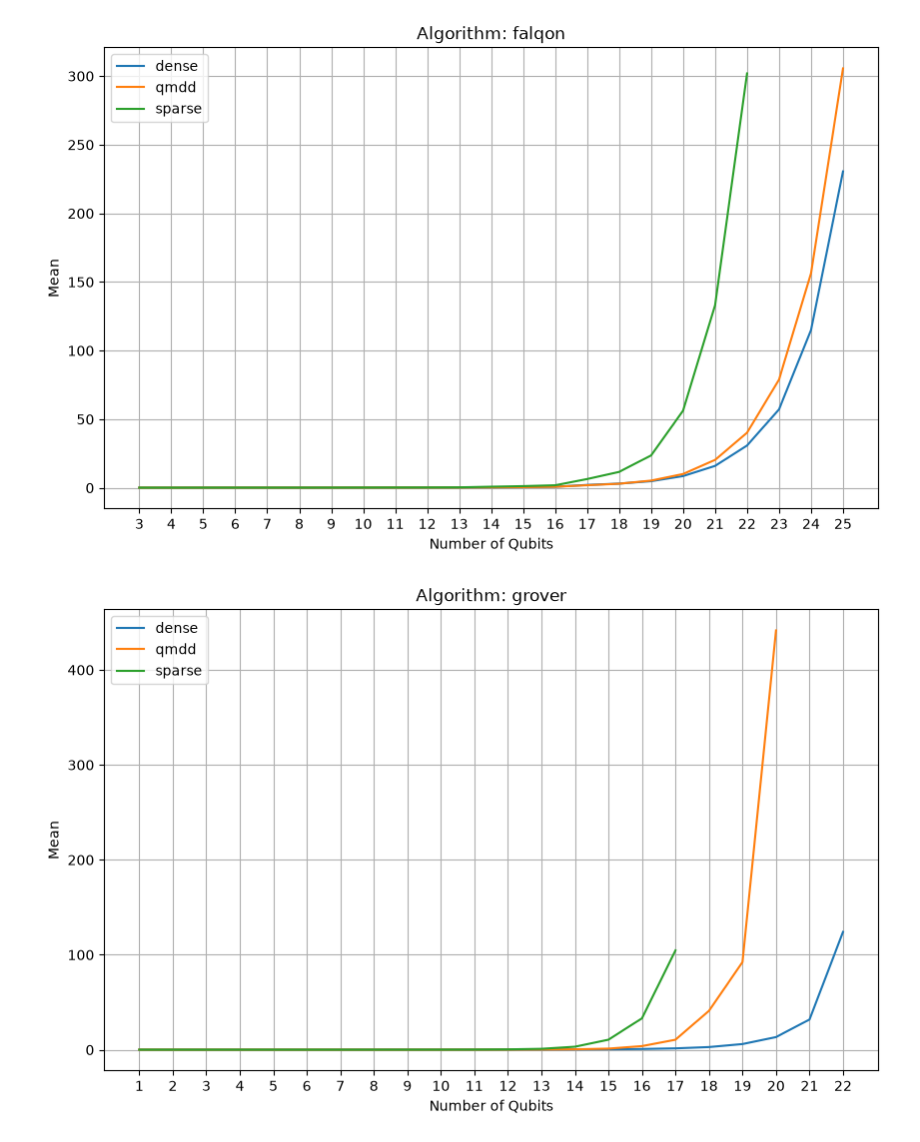
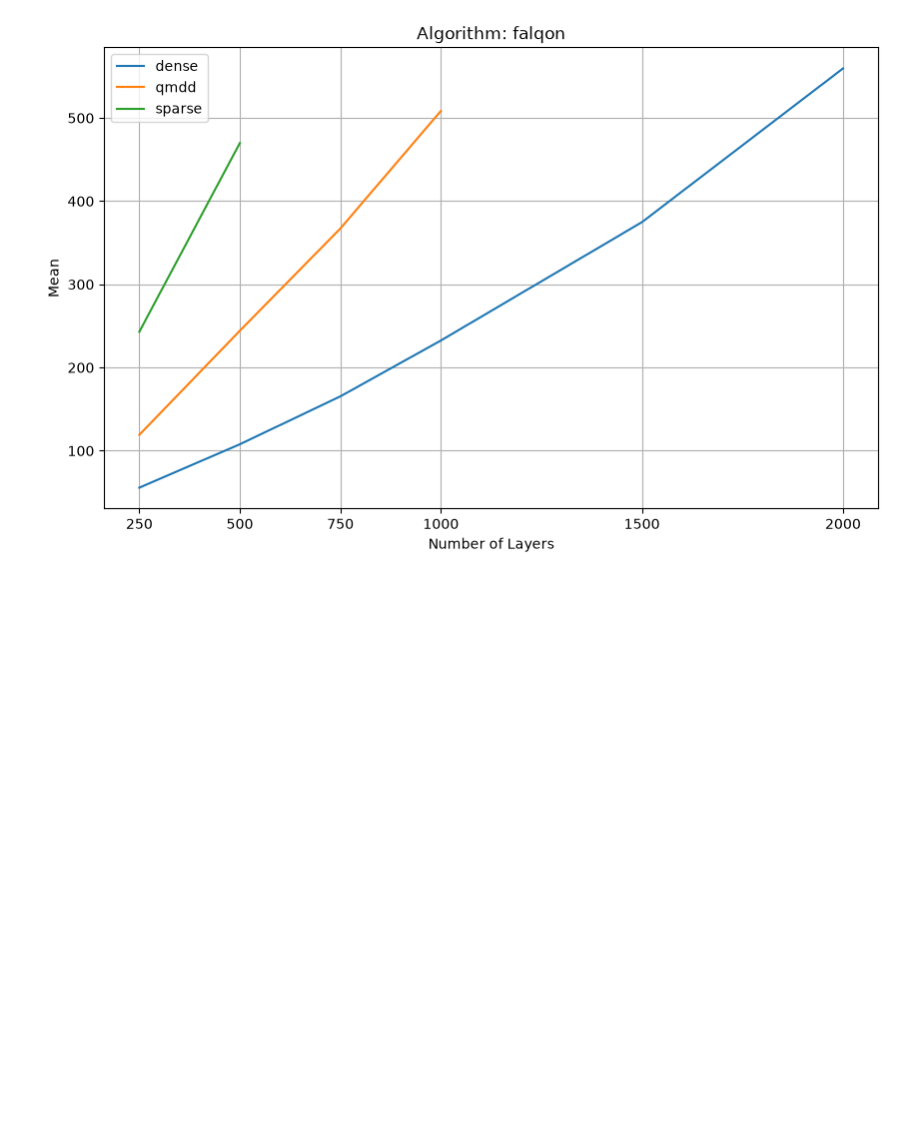
Before and after one commit to gabisartori/tcc-qmdd, a Jupyter notebook: code/results.ipynb, the cells around one changed output. Saved outputs shown, nothing was run; the diff lists cells and outputs as text; code cells hidden in the pictures; blank space fills up the shorter version.

```diff
--- a/code/results.ipynb
+++ b/code/results.ipynb
@@ -16,7 +16,7 @@ Index(['simulator', 'algorithm', 'n_qubits', 'command', 'mean', 'stddev',
 import matplotlib.pyplot as plt
 plt.figure(figsize=(10, 6))
 for (algorithm, simulator), group in df.groupby(["algorithm", "simulator"]):
-    plt.plot(group["n_qubits"], group["mean"], label=f"{simulator} - {algorithm}")
+    plt.plot(group["n_layers"], group["mean"], label=f"{simulator} - {algorithm}")
 plt.xlabel("Number of Qubits")
 plt.ylabel("Mean")
 plt.legend()
@@ -26,16 +26,15 @@ plt.legend()
 # %%
 # Make a different plot for each algorithm, comparing simulators, with "n_qubits" as x-axis and "mean" as the y-axis.
 for algorithm, group in df.groupby("algorithm"):
     plt.figure(figsize=(10, 6))
     for simulator, sub_group in group.groupby("simulator"):
-        plt.plot(sub_group["n_qubits"], sub_group["mean"], label=simulator)
+        plt.plot(sub_group["n_layers"], sub_group["mean"], label=simulator)
     plt.title(f"Algorithm: {algorithm}")
-    plt.xlabel("Number of Qubits")
-    plt.xticks(group["n_qubits"].unique())
+    plt.xlabel("Number of Layers")
+    plt.xticks(group["n_layers"].unique())
     plt.grid()
     plt.ylabel("Mean")
     plt.legend()
     plt.show()
 # %% [output]
-[figure, old version]
+[figure, new version]
-[figure, removed]
```
Also changed, not shown: parts of 3 cells of this notebook, 20 other files.
